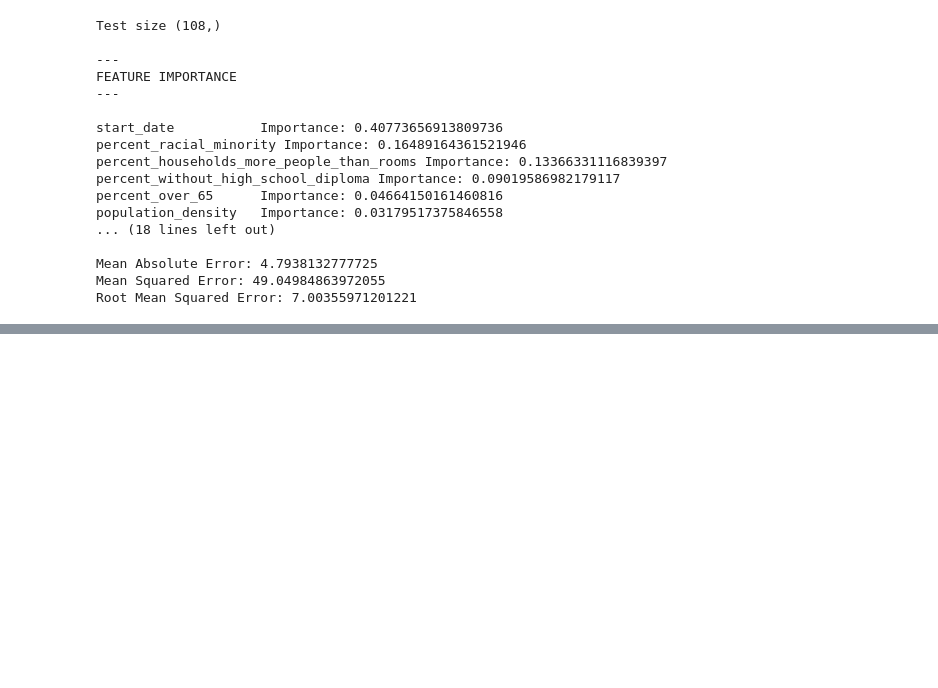
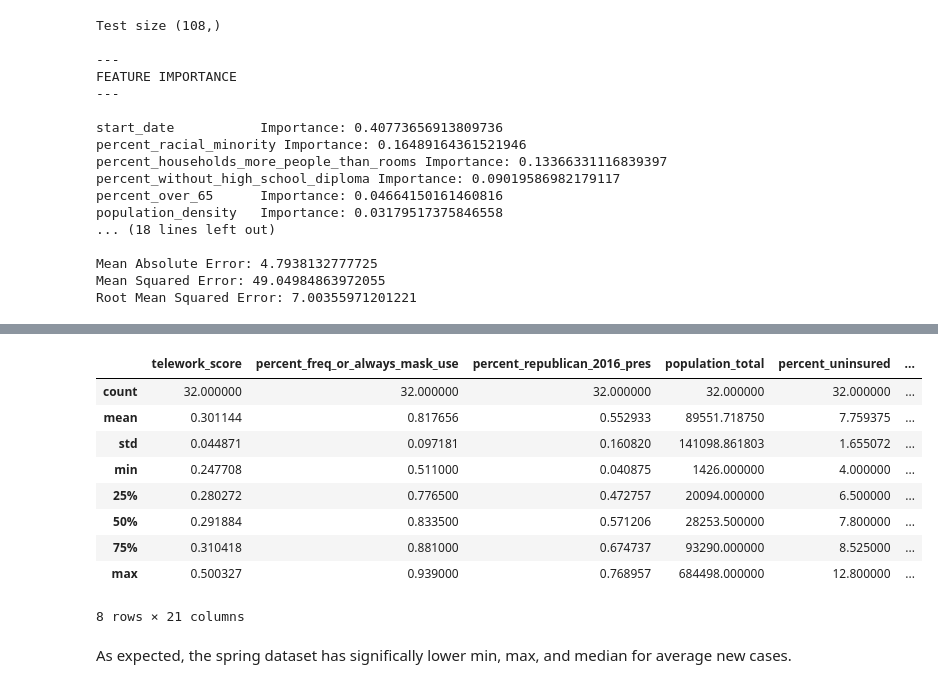
Before and after one commit to ciara-patterson/who-can-social-distance, a Jupyter notebook: notebooks/models.ipynb, the cells around one changed output, grey strips where cells are left out. Drawn from its saved outputs; the diff is of its cells as text; code cells hidden in the pictures; blank space fills up the shorter version.

```diff
--- a/notebooks/models.ipynb
+++ b/notebooks/models.ipynb
@@ -138,0 +177,15 @@ memory usage: 8.4 KB
+# %%
+fall_dataset.describe()
+# %% [output]
+|  | telework_score | percent_freq_or_always_mask_use | percent_republican_2016_pres | population_total | percent_uninsured | ... |
+| count | 32.000000 | 32.000000 | 32.000000 | 32.000000 | 32.000000 | ... |
+| mean | 0.301144 | 0.817656 | 0.552933 | 89551.718750 | 7.759375 | ... |
+| std | 0.044871 | 0.097181 | 0.160820 | 141098.861803 | 1.655072 | ... |
+| min | 0.247708 | 0.511000 | 0.040875 | 1426.000000 | 4.000000 | ... |
+| 25% | 0.280272 | 0.776500 | 0.472757 | 20094.000000 | 6.500000 | ... |
+| 50% | 0.291884 | 0.833500 | 0.571206 | 28253.500000 | 7.800000 | ... |
+| 75% | 0.310418 | 0.881000 | 0.674737 | 93290.000000 | 8.525000 | ... |
+| max | 0.500327 | 0.939000 | 0.768957 | 684498.000000 | 12.800000 | ... |
+8 rows × 21 columns
+# %% [markdown]
+As expected, the spring dataset has significally lower min, max, and median for average new cases.
```
Also changed, not shown: parts of 17 cells of this notebook, 6 other files.
